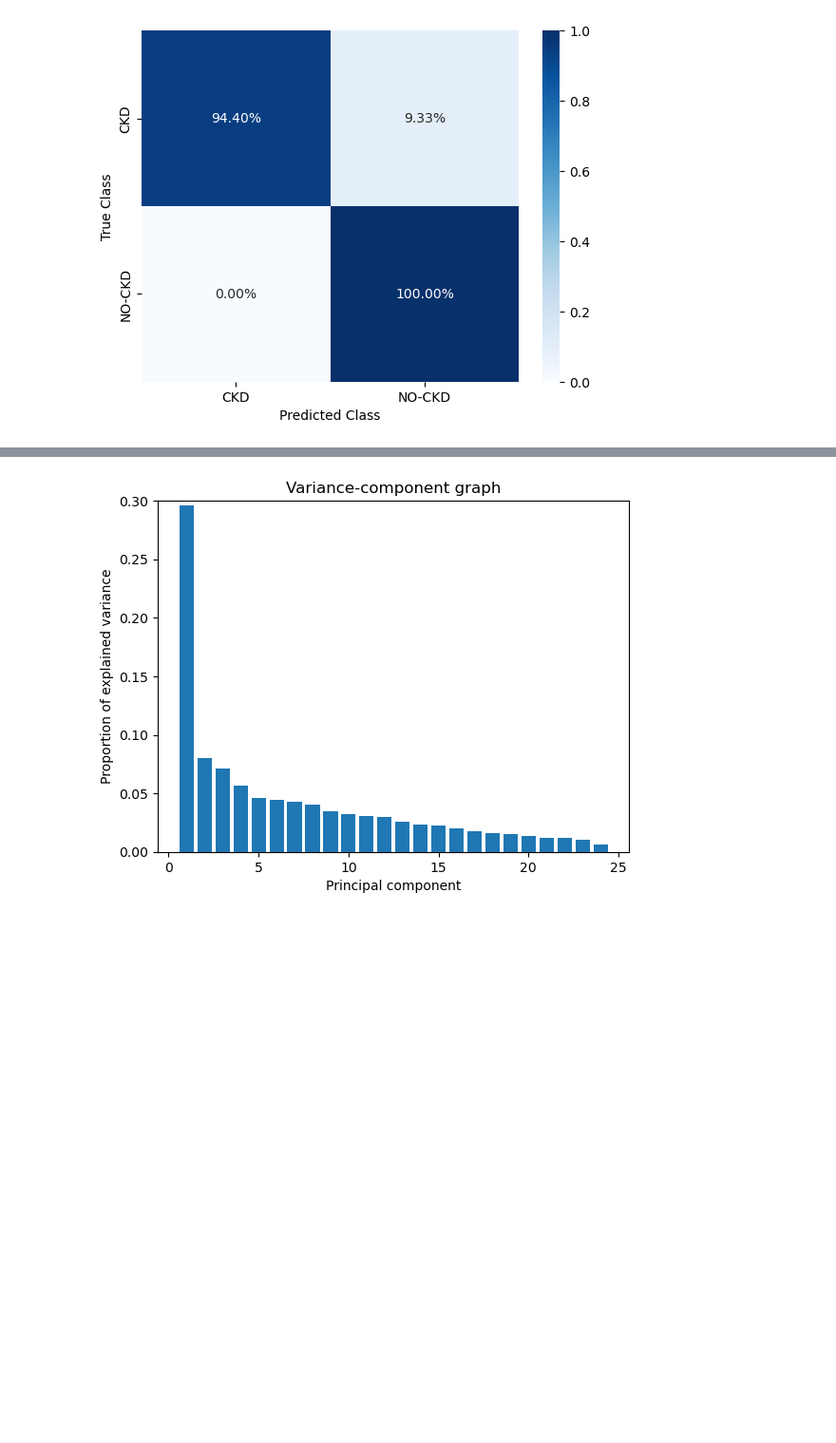
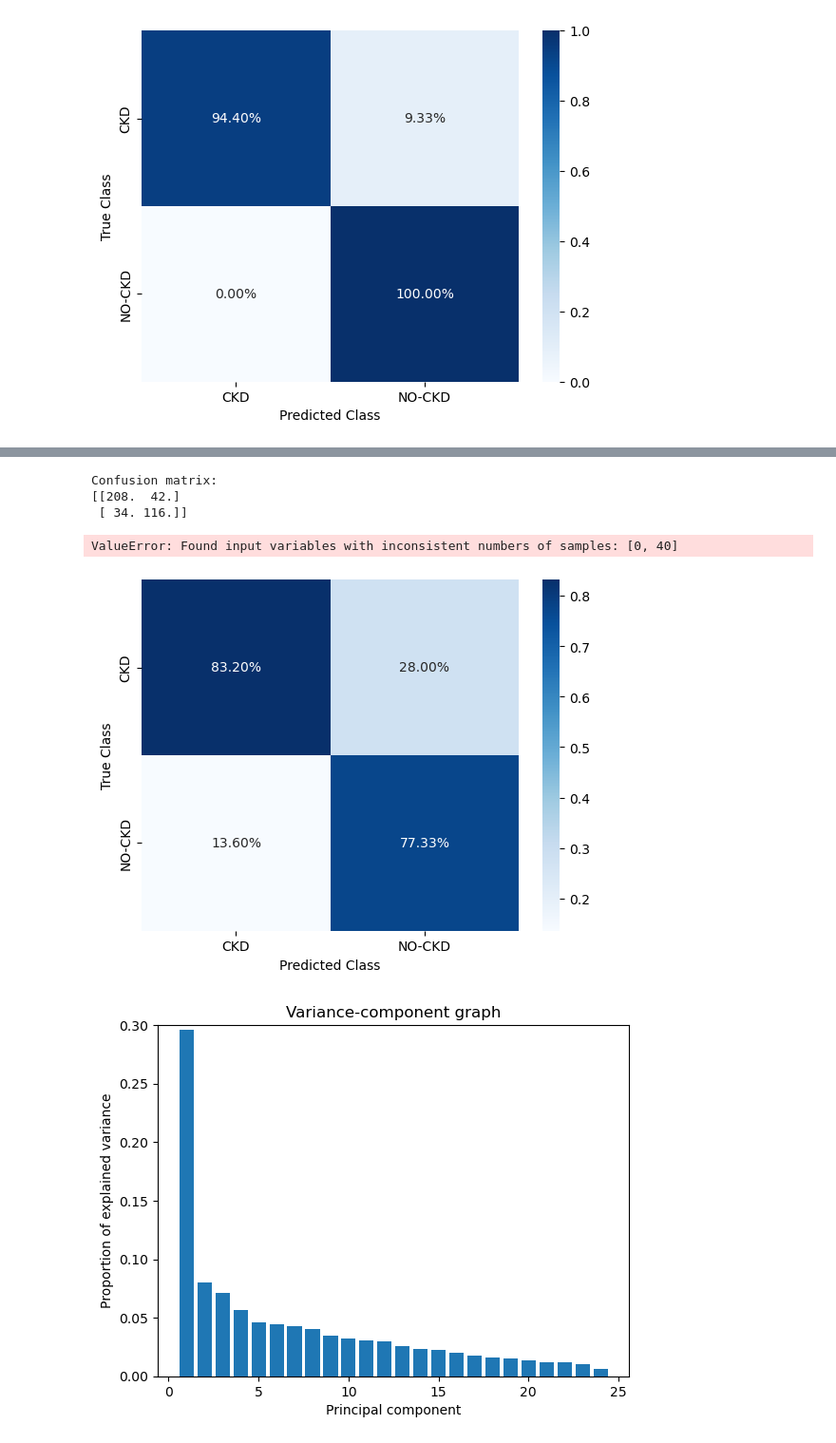
Before and after one commit to praveen3225/ML_PROJECT_CKD-Prediction, a Jupyter notebook: MINI PROJECT/miniproject.ipynb, the cells around one changed output, grey strips where cells are left out. Shown at 95% size. Drawn from its saved outputs; the diff is of its cells as text; code cells hidden in the pictures; blank space fills up the shorter version.

```diff
--- a/MINI PROJECT/miniproject.ipynb
+++ b/MINI PROJECT/miniproject.ipynb
@@ -577,3 +643,65 @@ plt.show()
+# %%
+conf_matrix = np.zeros((2, 2))
+
+y_true=[]
+y_pred=[]
+
+for train_index, test_index in kf.split(X):
+    X_train, X_test = X.iloc[train_index], X.iloc[test_index]
+    y_train, y_test = y.iloc[train_index], y.iloc[test_index]
+
+    # Fit the PCA model on the training data
+    pca.fit(X_train)
+
+    # Transform the training and test data using the fitted PCA model
+    X_train_pca = pca.transform(X_train)
+    X_test_pca = pca.transform(X_test)
+
+    # Fit the logistic regression model on the transformed training data
+    clf.fit(X_train_pca, y_train)
+
+    # Predict on the transformed test data
+    y_pred = clf.predict(X_test_pca)
+
+    # Update the confusion matrix
+    conf_matrix += confusion_matrix(y_test, y_pred)
+
+#accuracy = np.trace(conf_matrix) / np.sum(conf_matrix)
+#print("Average accuracy score:", accuracy)
+print("Confusion matrix:")
+print(conf_matrix)
+
+kf = KFold(n_splits=10, shuffle=True, random_state=42)
+acc_scores = cross_val_score(ensemble, X_train_pca, y_train, cv=kf, scoring='accuracy')
+
+
+cm_normalized=conf_matrix/np.sum(cm,axis=1)
+xl=['CKD', 'NO-CKD']
+yl=['CKD','NO-CKD']
+sns.heatmap(cm_normalized,cmap="Blues",fmt='.2%',annot=True,cbar_kws={"orientation":"vertical"},xticklabels=xl,yticklabels=yl)
+plt.xlabel("Predicted Class")
+plt.ylabel("True Class")
+
+precision = precision_score(y_true, y_pred)
+recall = recall_score(y_true, y_pred)
+f1 = f1_score(y_true, y_pred)
+kappa = cohen_kappa_score(y_true, y_pred)
+
+tn, fp, fn, tp = cm.ravel()
+specificity = tn / (tn + fp)
+sensitivity = tp / (tp + fn)
+
+print("Specificity: {:.6f} %".format(specificity*100))
+print("Precision: {:.6f} %".format(precision*100))
+print("F1 Score: {:.6f} %".format(f1*100))
+print("Sensitivity: {:.6f} %".format(sensitivity*100))
+print("Kappa: {:.6f} %".format(kappa*100))
+# %% [output]
+Confusion matrix:
+[[208.  42.]
+ [ 34. 116.]]
+ValueError: Found input variables with inconsistent numbers of samples: [0, 40]
+[figure, added]
 # %%
 from sklearn.decomposition import PCA
 from sklearn.preprocessing import StandardScaler
```
Also changed, not shown: parts of 24 cells of this notebook.
